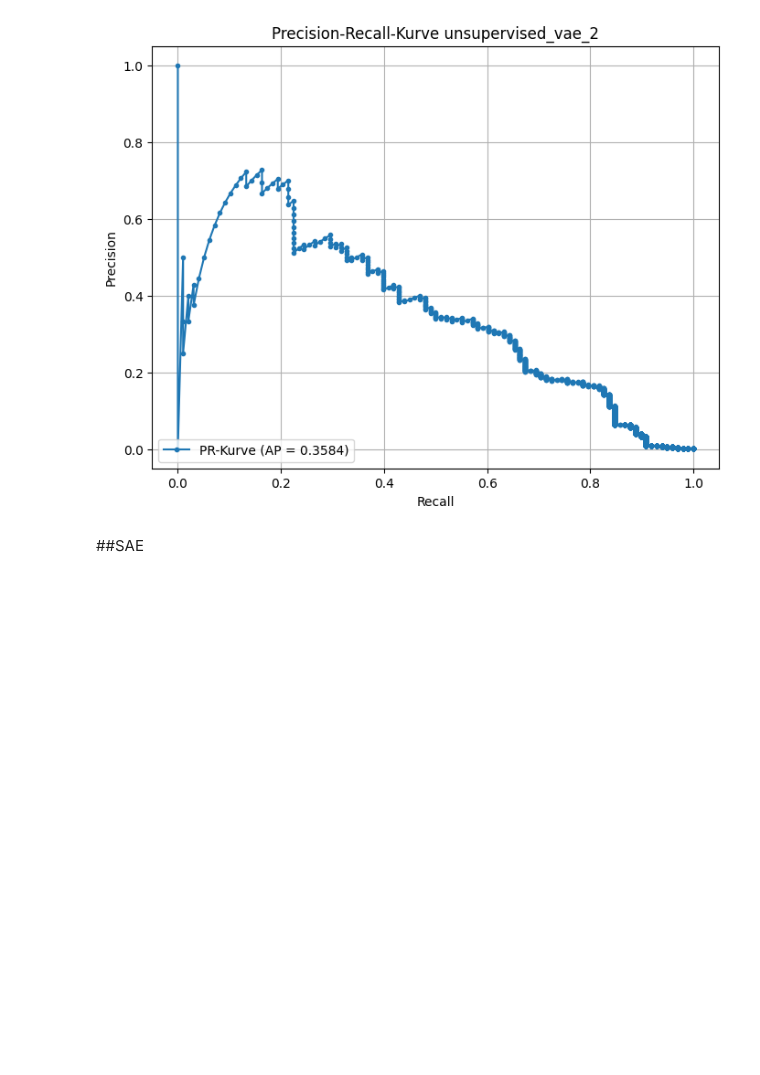
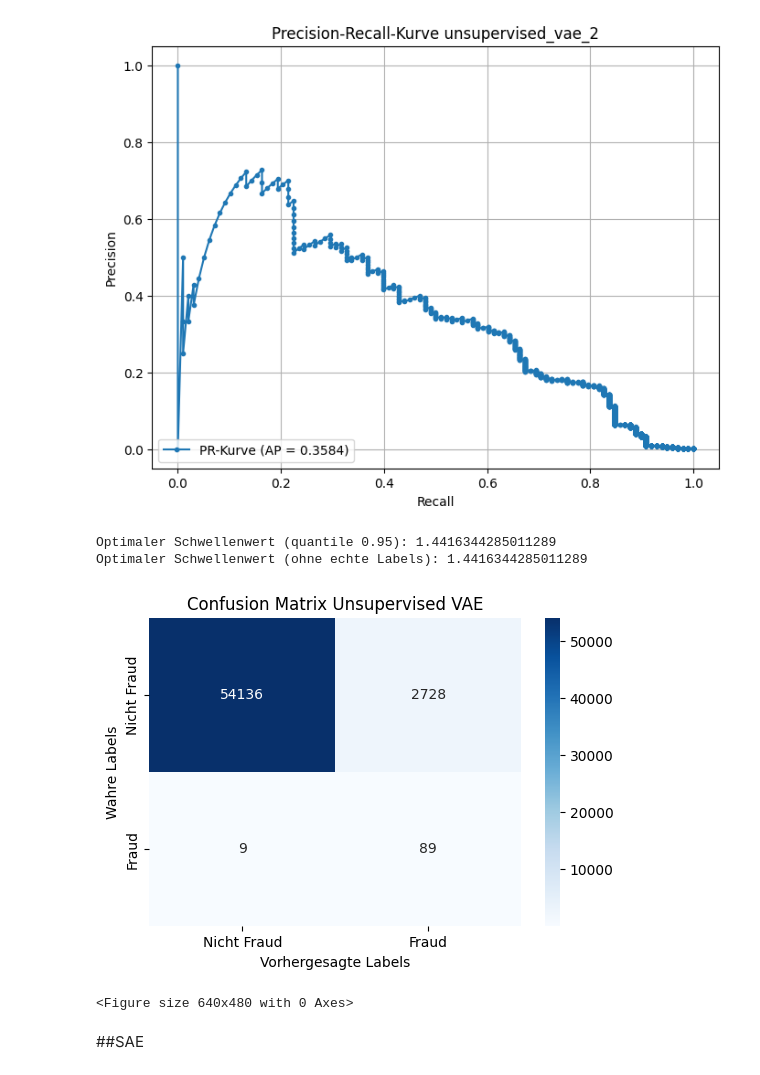
Before and after one commit to mylibui/demo, a Jupyter notebook: AE_VAE_Modelle_final.ipynb, the cells around one changed output. Saved outputs shown, nothing was run; the diff lists cells and outputs as text; code cells hidden in the pictures; blank space fills up the shorter version.

```diff
--- a/AE_VAE_Modelle_final.ipynb
+++ b/AE_VAE_Modelle_final.ipynb
@@ -3524,6 +3532,14 @@ ROC-AUC: 0.9616
 Precision-Recall-Kurve wurde gespeichert unter: /content/drive/MyDrive/best_vae_results/pr_curve_20250309_094110.png
 [figure]
 [figure]
+# %%
+fraud_predictions = detect_fraud(best_vae, X_test)
+plot_confusion_matrix(model="Unsupervised VAE", y_true=y_test, y_pred=fraud_predictions,folder_name="best_vae_results")
+# %% [output]
+Optimaler Schwellenwert (quantile 0.95): 1.4416344285011289
+Optimaler Schwellenwert (ohne echte Labels): 1.4416344285011289
+[figure, added]
+<Figure size 640x480 with 0 Axes>
 # %% [markdown]
 ##SAE
 # %%
```
Also changed, not shown: parts of 2 cells of this notebook.
